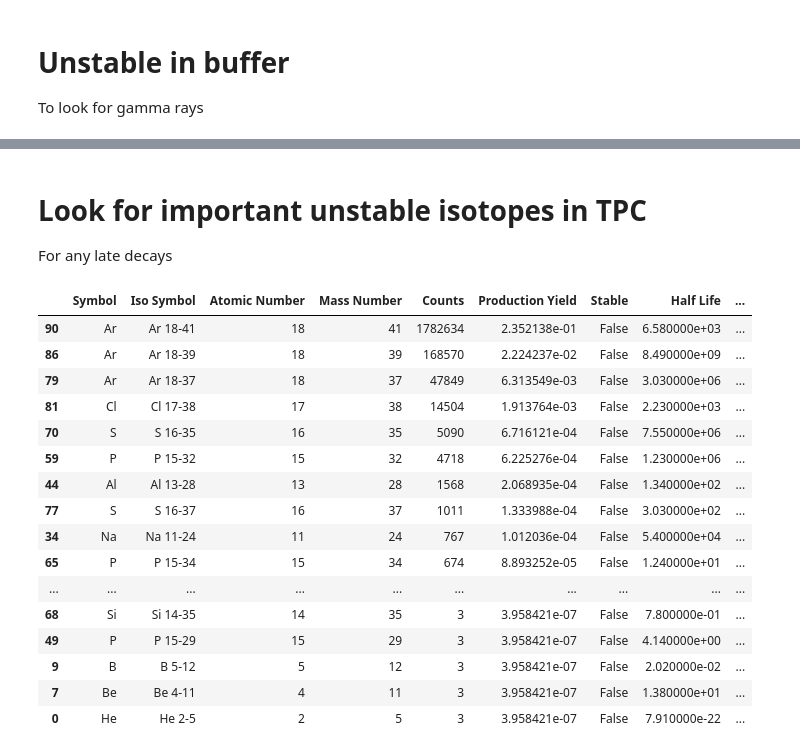
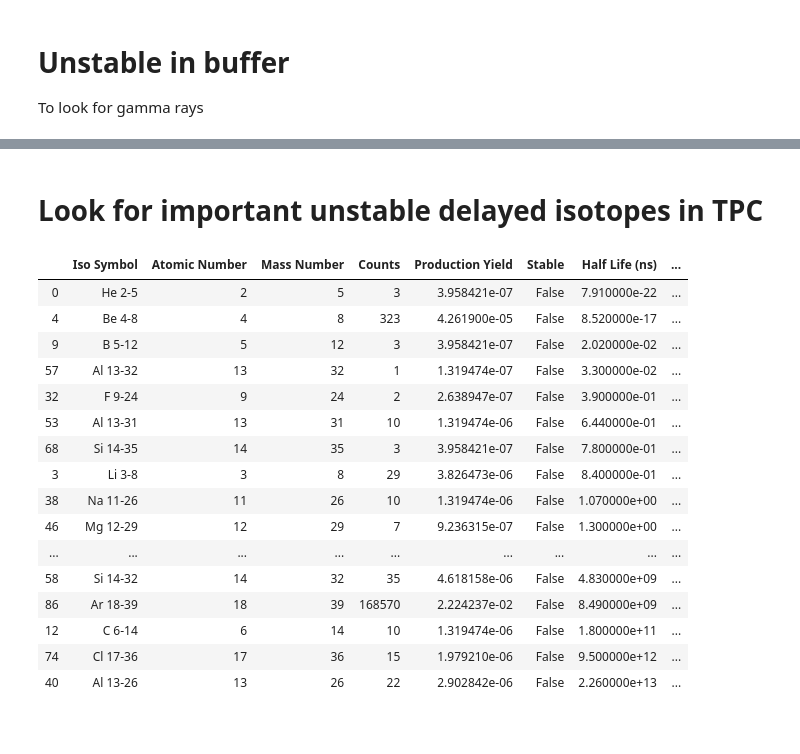
Before and after one commit to TomSB1423/nucleide_data, a Jupyter notebook: vol_counts.ipynb, the cells around one changed output, grey strips where cells are left out. Saved outputs shown, nothing was run; the diff lists cells and outputs as text; code cells hidden in the pictures.

```diff
--- a/vol_counts.ipynb
+++ b/vol_counts.ipynb
@@ -38,7 +52,7 @@ df_TPC_delayed = open_data(file_dir, columns)
 # Add in isotope data
 add_isotope_data(df_TPC_delayed)
 # Reorder columns
-df_TPC_delayed = df_TPC_delayed[["Symbol","Iso Symbol","Atomic Number","Mass Number","Counts","Production Yield","Stable","Half Life","Decay Modes (m, b, q MeV)","Max Q-Value","Plot Colour",]]
+df_TPC_delayed = df_TPC_delayed[["Iso Symbol","Atomic Number","Mass Number","Counts","Production Yield","Stable","Half Life (ns)","Decay Modes (m, b, q MeV)","Max Q-Value","Plot Colour",]]
 # %%
 # Ratio of prompt to delayed counts
 plt.pie(x=[df_TPC_prompt["Counts"].sum(), df_TPC_delayed["Counts"].sum()], autopct='%1.1f%%', labels=["Prompt", "Delayed"])
@@ -60,6 +74,7 @@ df_buffers = df_buffers[["Symbol","Iso Symbol","Atomic Number","Mass Number","Co
 # Simulation length = years * nanoseconds
 year_in_nano = (3.154 * 10**16)
 year_in_sec = (3.154 * 10**7)
+day_in_nano = (8.64 * 10 ** 13)
 sim_length = 29.01
 df_buffers["Activity (/yr)"] = df_buffers["Counts"] / sim_length
 df_TPC_prompt["Activity (/yr)"] = df_TPC_prompt["Counts"] / sim_length
@@ -76,6 +100,7 @@ unstable_TPC_delayed = df_TPC_delayed[df_TPC_delayed["Stable"] == False]
 # %%
-# 5 years * nanoseconds
-upper_lim = 5 * year_in_nano
-unstable_buffers = unstable_buffers[unstable_buffers["Half Life"] < upper_lim].sort_values("Half Life")
-unstable_TPC_prompt = unstable_TPC_prompt[unstable_TPC_prompt["Half Life"] < upper_lim].sort_values("Half Life")
-unstable_TPC_delayed = unstable_TPC_delayed[unstable_TPC_delayed["Half Life"] < upper_lim].sort_values("Half Life")
+# year * days * nanoseconds
+upper_lim = 1 * 356 * day_in_nano
+unstable_buffers = unstable_buffers[unstable_buffers["Half Life (ns)"] < upper_lim].sort_values("Half Life (ns)")
+unstable_TPC_prompt = unstable_TPC_prompt[unstable_TPC_prompt["Half Life (ns)"] < upper_lim].sort_values("Half Life (ns)")
+unstable_TPC_delayed = unstable_TPC_delayed[unstable_TPC_delayed["Half Life (ns)"] < upper_lim].sort_values("Half Life (ns)")
+print(f"No. Buffers: {len(unstable_buffers)}\nNo. Unstable TPC Prompt: {len(unstable_TPC_prompt)}\nNo. Unstable TPC Delayed: {len(unstable_TPC_delayed)}\n")
@@ -103,23 +132,23 @@ Total Activity (/yr): 69985.4877628404
 # %% [markdown]
-# Look for important unstable isotopes in TPC
-For any late decays
+# Look for important unstable delayed isotopes in TPC
 # %%
-unstable_TPC_delayed[unstable_TPC_delayed["Activity (/yr)"] >= 0.1].sort_values("Activity (/yr)", ascending=False)
+unstable_TPC_delayed[unstable_TPC_delayed["Activity (/yr)"] >= 0.01].sort_values("Activity (/yr)", ascending=False)
+unstable_TPC_delayed
 # %% [output]
-|  | Symbol | Iso Symbol | Atomic Number | Mass Number | Counts | Production Yield | Stable | Half Life | ... |
-| 90 | Ar | Ar 18-41 | 18 | 41 | 1782634 | 2.352138e-01 | False | 6.580000e+03 | ... |
-| 86 | Ar | Ar 18-39 | 18 | 39 | 168570 | 2.224237e-02 | False | 8.490000e+09 | ... |
-| 79 | Ar | Ar 18-37 | 18 | 37 | 47849 | 6.313549e-03 | False | 3.030000e+06 | ... |
-| 81 | Cl | Cl 17-38 | 17 | 38 | 14504 | 1.913764e-03 | False | 2.230000e+03 | ... |
-| 70 | S | S 16-35 | 16 | 35 | 5090 | 6.716121e-04 | False | 7.550000e+06 | ... |
-| 59 | P | P 15-32 | 15 | 32 | 4718 | 6.225276e-04 | False | 1.230000e+06 | ... |
-| 44 | Al | Al 13-28 | 13 | 28 | 1568 | 2.068935e-04 | False | 1.340000e+02 | ... |
-| 77 | S | S 16-37 | 16 | 37 | 1011 | 1.333988e-04 | False | 3.030000e+02 | ... |
-| 34 | Na | Na 11-24 | 11 | 24 | 767 | 1.012036e-04 | False | 5.400000e+04 | ... |
-| 65 | P | P 15-34 | 15 | 34 | 674 | 8.893252e-05 | False | 1.240000e+01 | ... |
-| ... | ... | ... | ... | ... | ... | ... | ... | ... | ... |
-| 68 | Si | Si 14-35 | 14 | 35 | 3 | 3.958421e-07 | False | 7.800000e-01 | ... |
-| 49 | P | P 15-29 | 15 | 29 | 3 | 3.958421e-07 | False | 4.140000e+00 | ... |
-| 9 | B | B 5-12 | 5 | 12 | 3 | 3.958421e-07 | False | 2.020000e-02 | ... |
-| 7 | Be | Be 4-11 | 4 | 11 | 3 | 3.958421e-07 | False | 1.380000e+01 | ... |
-| 0 | He | He 2-5 | 2 | 5 | 3 | 3.958421e-07 | False | 7.910000e-22 | ... |
+|  | Iso Symbol | Atomic Number | Mass Number | Counts | Production Yield | Stable | Half Life (ns) | ... |
+| 0 | He 2-5 | 2 | 5 | 3 | 3.958421e-07 | False | 7.910000e-22 | ... |
+| 4 | Be 4-8 | 4 | 8 | 323 | 4.261900e-05 | False | 8.520000e-17 | ... |
+| 9 | B 5-12 | 5 | 12 | 3 | 3.958421e-07 | False | 2.020000e-02 | ... |
+| 57 | Al 13-32 | 13 | 32 | 1 | 1.319474e-07 | False | 3.300000e-02 | ... |
+| 32 | F 9-24 | 9 | 24 | 2 | 2.638947e-07 | False | 3.900000e-01 | ... |
+| 53 | Al 13-31 | 13 | 31 | 10 | 1.319474e-06 | False | 6.440000e-01 | ... |
+| 68 | Si 14-35 | 14 | 35 | 3 | 3.958421e-07 | False | 7.800000e-01 | ... |
+| 3 | Li 3-8 | 3 | 8 | 29 | 3.826473e-06 | False | 8.400000e-01 | ... |
+| 38 | Na 11-26 | 11 | 26 | 10 | 1.319474e-06 | False | 1.070000e+00 | ... |
+| 46 | Mg 12-29 | 12 | 29 | 7 | 9.236315e-07 | False | 1.300000e+00 | ... |
+| ... | ... | ... | ... | ... | ... | ... | ... | ... |
+| 58 | Si 14-32 | 14 | 32 | 35 | 4.618158e-06 | False | 4.830000e+09 | ... |
+| 86 | Ar 18-39 | 18 | 39 | 168570 | 2.224237e-02 | False | 8.490000e+09 | ... |
+| 12 | C 6-14 | 6 | 14 | 10 | 1.319474e-06 | False | 1.800000e+11 | ... |
+| 74 | Cl 17-36 | 17 | 36 | 15 | 1.979210e-06 | False | 9.500000e+12 | ... |
+| 40 | Al 13-26 | 13 | 26 | 22 | 2.902842e-06 | False | 2.260000e+13 | ... |
```
Also changed, not shown: parts of 19 cells of this notebook, 1 other file.
